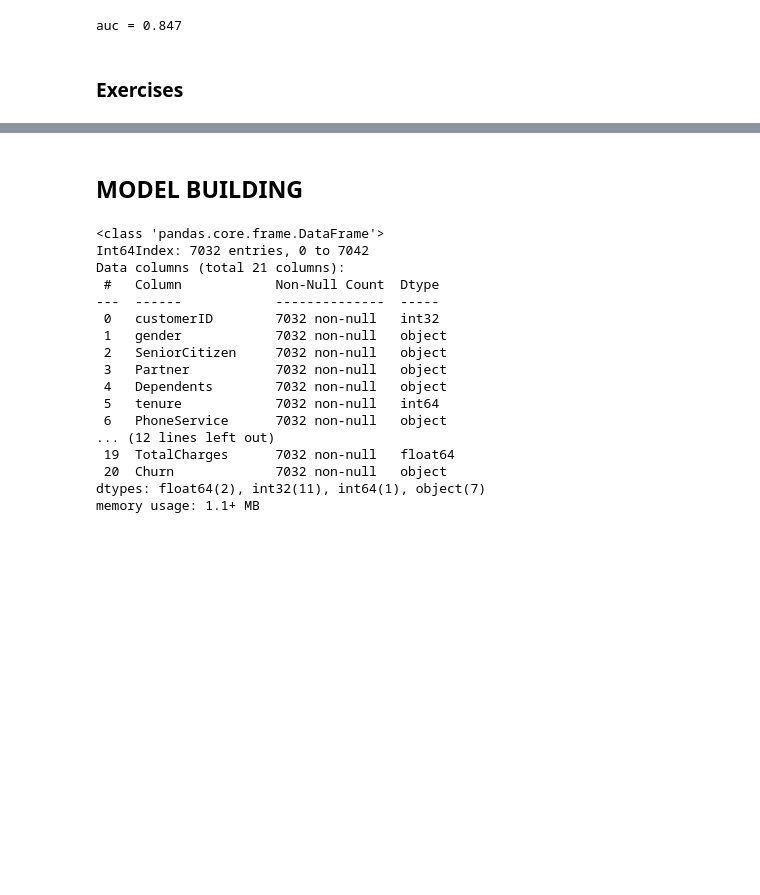
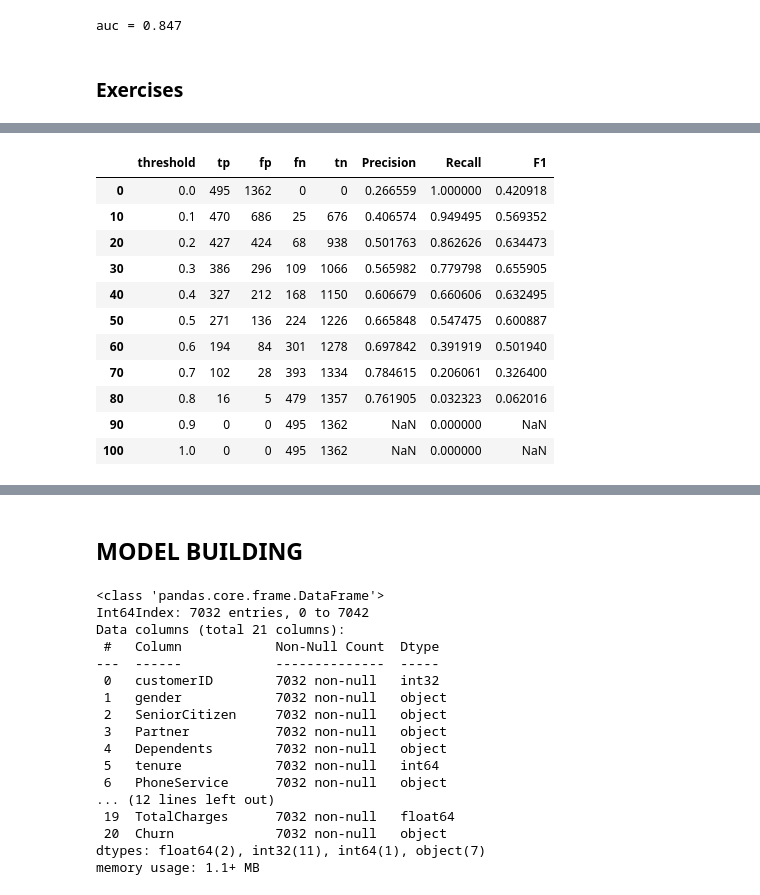
Before and after one commit to AnyigorTobias/Telecom-Customer-Churn-Project, a Jupyter notebook: churn.ipynb, the cells around one changed output, grey strips where cells are left out. Saved outputs shown, nothing was run; the diff lists cells and outputs as text; code cells hidden in the pictures; blank space fills up the shorter version.

```diff
--- a/churn.ipynb
+++ b/churn.ipynb
@@ -1189,0 +1194,15 @@ ValueError: operands could not be broadcast together with shapes (1407,) (562,)
+# %%
+df_pr[ : : 10]
+# %% [output]
+|  | threshold | tp | fp | fn | tn | Precision | Recall | F1 |
+| 0 | 0.0 | 495 | 1362 | 0 | 0 | 0.266559 | 1.000000 | 0.420918 |
+| 10 | 0.1 | 470 | 686 | 25 | 676 | 0.406574 | 0.949495 | 0.569352 |
+| 20 | 0.2 | 427 | 424 | 68 | 938 | 0.501763 | 0.862626 | 0.634473 |
+| 30 | 0.3 | 386 | 296 | 109 | 1066 | 0.565982 | 0.779798 | 0.655905 |
+| 40 | 0.4 | 327 | 212 | 168 | 1150 | 0.606679 | 0.660606 | 0.632495 |
+| 50 | 0.5 | 271 | 136 | 224 | 1226 | 0.665848 | 0.547475 | 0.600887 |
+| 60 | 0.6 | 194 | 84 | 301 | 1278 | 0.697842 | 0.391919 | 0.501940 |
+| 70 | 0.7 | 102 | 28 | 393 | 1334 | 0.784615 | 0.206061 | 0.326400 |
+| 80 | 0.8 | 16 | 5 | 479 | 1357 | 0.761905 | 0.032323 | 0.062016 |
+| 90 | 0.9 | 0 | 0 | 495 | 1362 | NaN | 0.000000 | NaN |
+| 100 | 1.0 | 0 | 0 | 495 | 1362 | NaN | 0.000000 | NaN |
```
Also changed, not shown: parts of 32 cells of this notebook.
